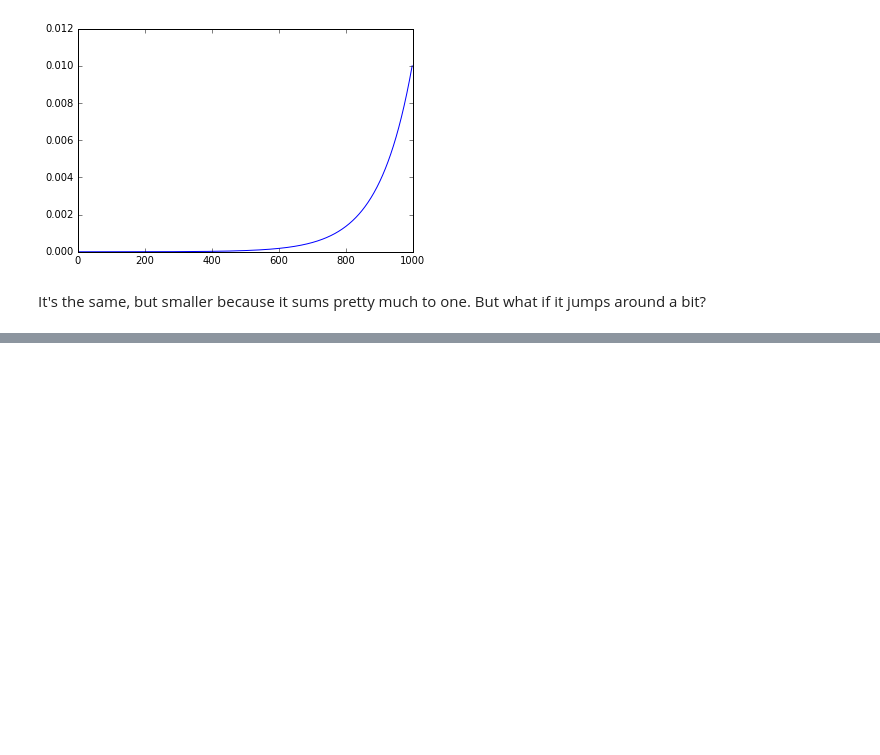
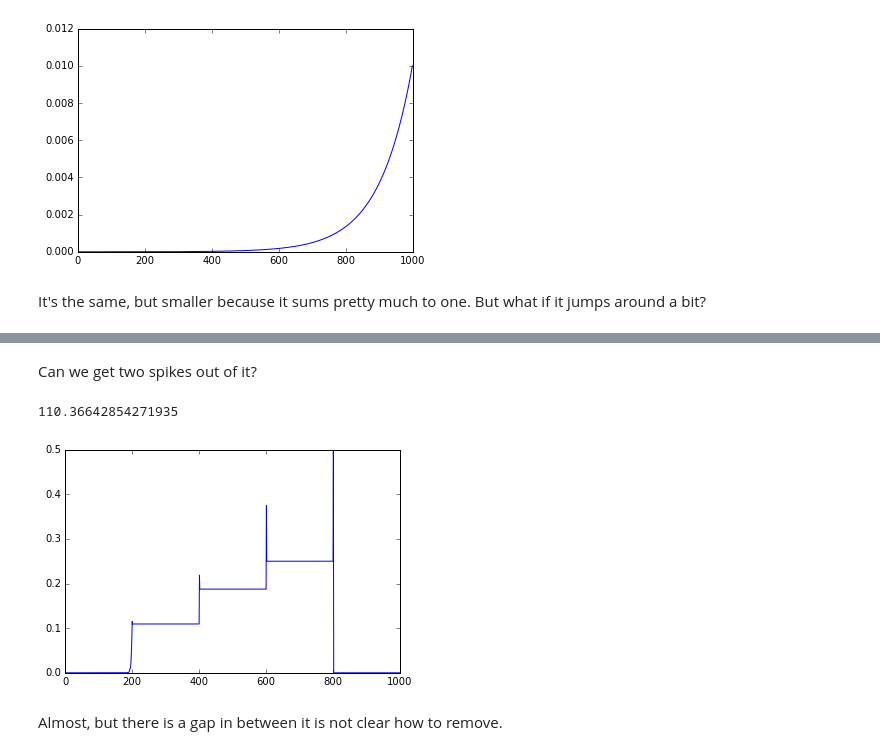
Before and after one commit to PFCM/489-notebooks, a Jupyter notebook: sliding windows.ipynb, the cells around one changed output, grey strips where cells are left out. Drawn from its saved outputs; the diff is of its cells as text; code cells hidden in the pictures; blank space fills up the shorter version.

```diff
--- a/sliding windows.ipynb
+++ b/sliding windows.ipynb
@@ -104,0 +111,23 @@ window.sum()
+# %% [markdown]
+Can we get two spikes out of it?
+# %%
+gates = np.random.uniform(0.5, 0.98, size=(1000,))
+gates[200] = 0.5
+gates[200:] = 1.0
+gates[600] = 0.5
+gates[400] = 0.5
+gates[800] = 0.5
+gates = gates[::-1]
+
+window = np.cumprod(gates)
+#plt.plot(window[::-1])
+window[:-1] *= 1.0 - window[1:]
+window = window[::-1]
+
+plt.plot(window)
+window.sum()
+# %% [output]
+110.36642854271935
+[figure, added]
+# %% [markdown]
+Almost, but there is a gap in between it is not clear how to remove.
```
Also changed, not shown: parts of 3 cells of this notebook.
